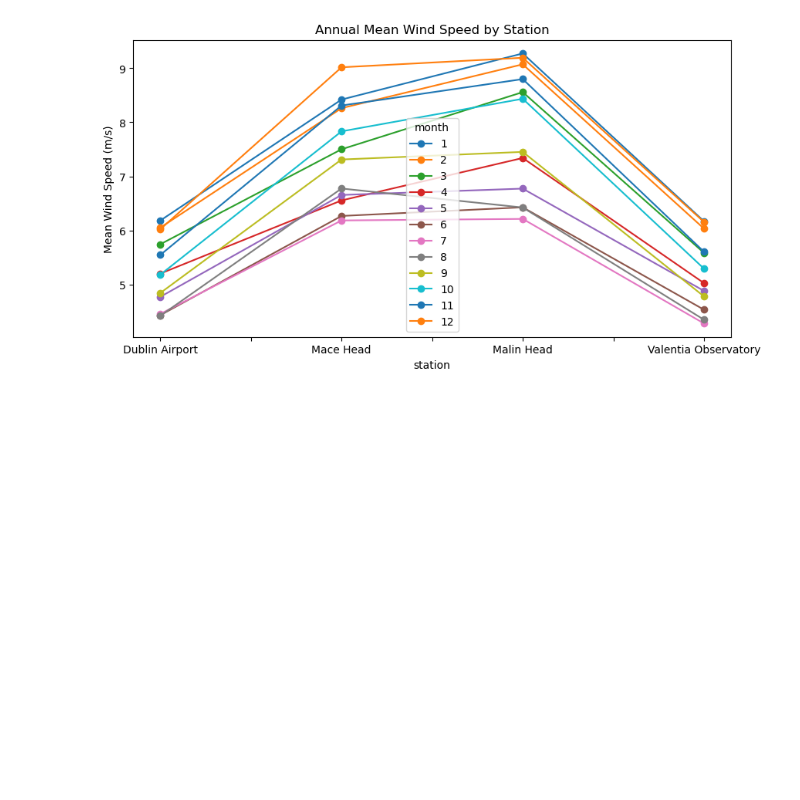
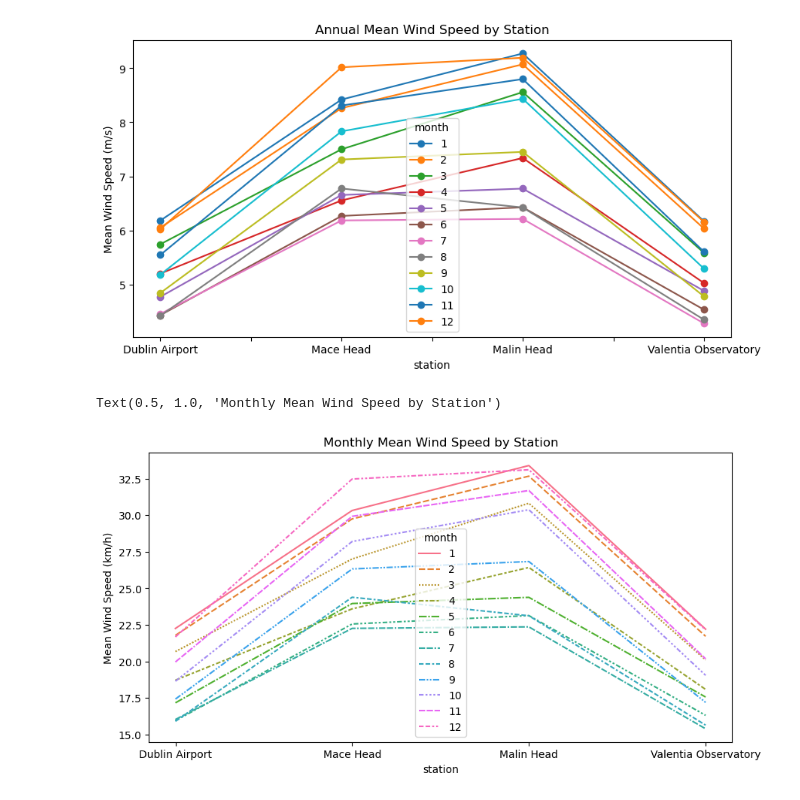
Before and after one commit to fin81985/PFDA-Project, a Jupyter notebook: wind_analysis.ipynb, the cells around one changed output. Drawn from its saved outputs; the diff is of its cells as text; code cells hidden in the pictures; blank space fills up the shorter version.

```diff
--- a/wind_analysis.ipynb
+++ b/wind_analysis.ipynb
@@ -305,3 +353,14 @@ plt.title('Annual Mean Wind Speed by Station')
 plt.show()
 # %% [output]
 [figure]
+# %%
+# Convert m/s to km/h
+monthly_wind_kmh = monthly_wind * 3.6
+
+fig, ax = plt.subplots(figsize=(10,5))
+sns.lineplot(data=monthly_wind_kmh, ax=ax)
+plt.ylabel('Mean Wind Speed (km/h)')
+plt.title('Monthly Mean Wind Speed by Station')
+# %% [output]
+Text(0.5, 1.0, 'Monthly Mean Wind Speed by Station')
+[figure, added]
```
Also changed, not shown: parts of 10 cells of this notebook.
